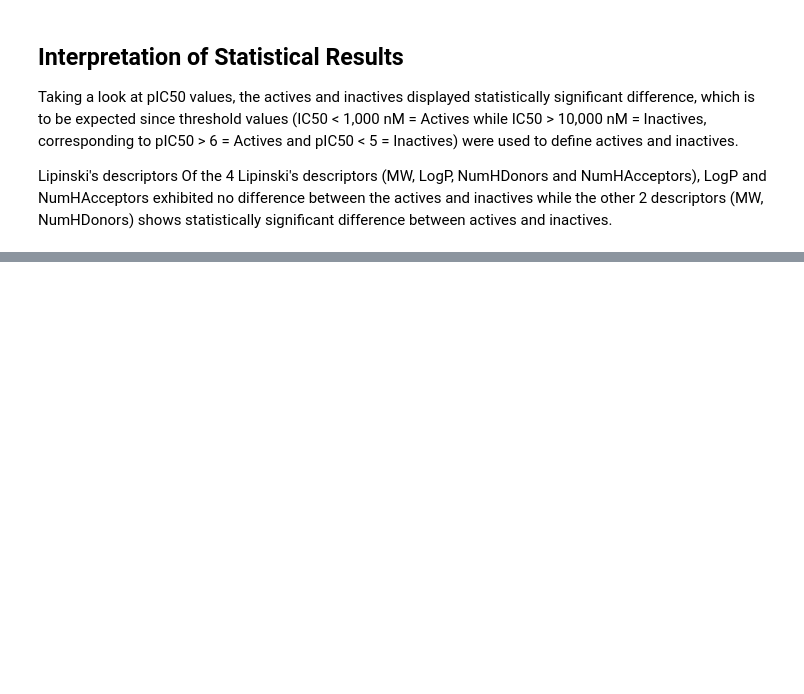
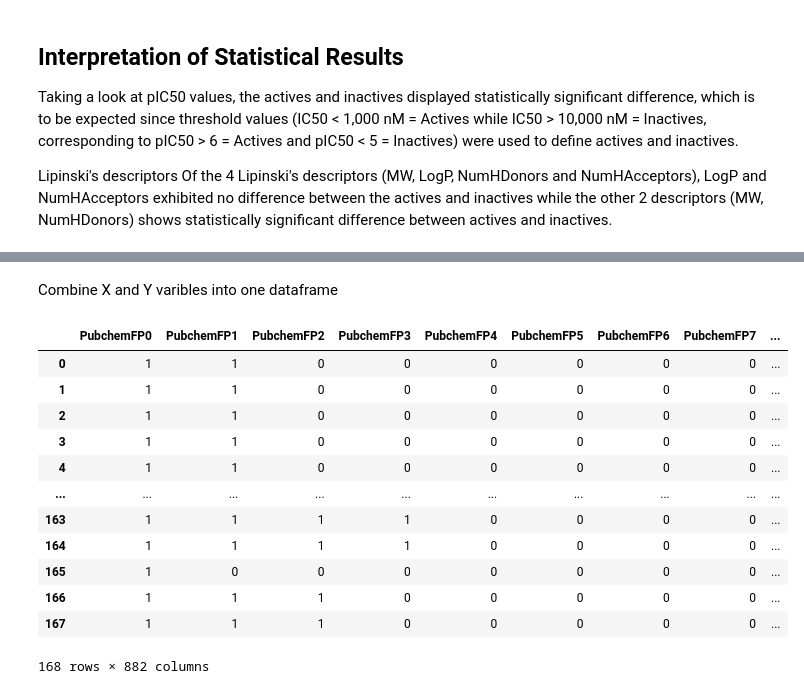
Before and after one commit to dev-saad808/BioInfo-Drug-Discovery, a Jupyter notebook: Drug_Discovery.ipynb, the cells around one changed output, grey strips where cells are left out. Cells and saved outputs as stored; diff of their text form; code cells hidden in the pictures; blank space fills up the shorter version.

```diff
--- a/Drug_Discovery.ipynb
+++ b/Drug_Discovery.ipynb
@@ -642,0 +690,3 @@ Of the 4 Lipinski's descriptors (MW, LogP, NumHDonors and NumHAcceptors), LogP a
+# %%
+df = pd.read_csv("Bioinfo Drug Discovery/bioactivity_final_data.csv")
+df
@@ -642,0 +774,3 @@ Of the 4 Lipinski's descriptors (MW, LogP, NumHDonors and NumHAcceptors), LogP a
+# %%
+df_Y = df['pIC50']
+df_Y
@@ -642,0 +792,19 @@ Of the 4 Lipinski's descriptors (MW, LogP, NumHDonors and NumHAcceptors), LogP a
+# %% [markdown]
+Combine X and Y varibles into one dataframe
+# %%
+df_X_Y = pd.concat([df_X, df_Y], axis=1)
+df_X_Y
+# %% [output]
+|  | PubchemFP0 | PubchemFP1 | PubchemFP2 | PubchemFP3 | PubchemFP4 | PubchemFP5 | PubchemFP6 | PubchemFP7 | ... |
+| 0 | 1 | 1 | 0 | 0 | 0 | 0 | 0 | 0 | ... |
+| 1 | 1 | 1 | 0 | 0 | 0 | 0 | 0 | 0 | ... |
+| 2 | 1 | 1 | 0 | 0 | 0 | 0 | 0 | 0 | ... |
+| 3 | 1 | 1 | 0 | 0 | 0 | 0 | 0 | 0 | ... |
+| 4 | 1 | 1 | 0 | 0 | 0 | 0 | 0 | 0 | ... |
+| ... | ... | ... | ... | ... | ... | ... | ... | ... | ... |
+| 163 | 1 | 1 | 1 | 1 | 0 | 0 | 0 | 0 | ... |
+| 164 | 1 | 1 | 1 | 1 | 0 | 0 | 0 | 0 | ... |
+| 165 | 1 | 0 | 0 | 0 | 0 | 0 | 0 | 0 | ... |
+| 166 | 1 | 1 | 1 | 0 | 0 | 0 | 0 | 0 | ... |
+| 167 | 1 | 1 | 1 | 0 | 0 | 0 | 0 | 0 | ... |
+168 rows × 882 columns
```
Also changed, not shown: parts of 25 cells of this notebook.
